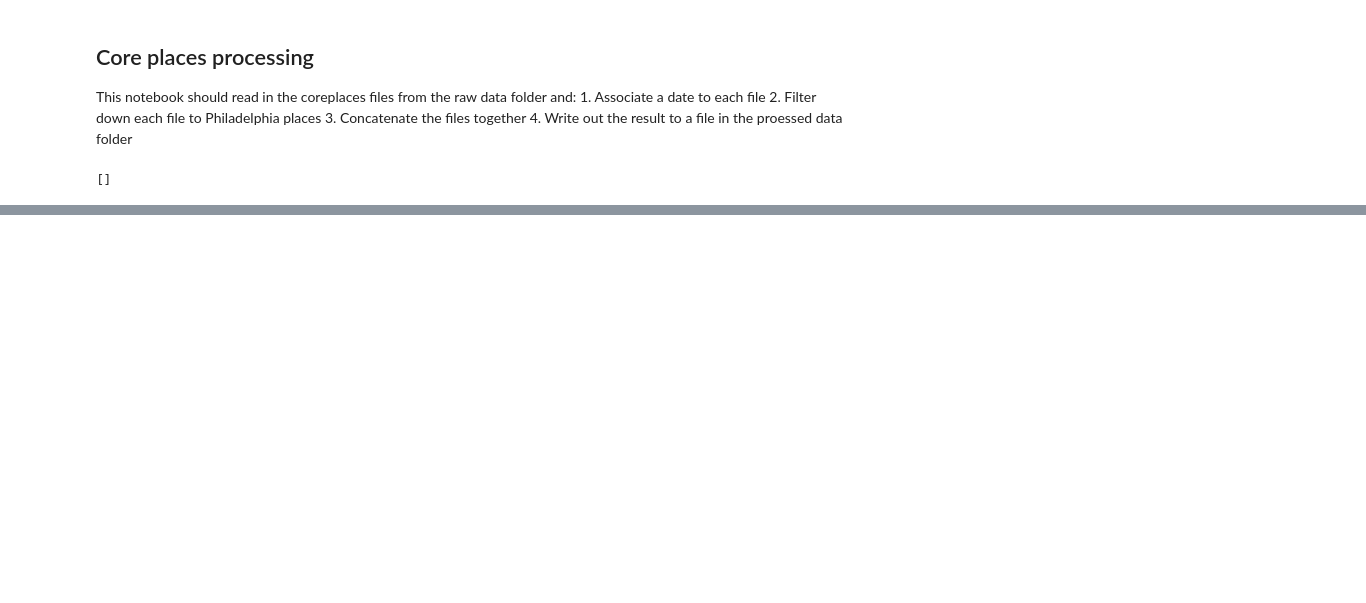
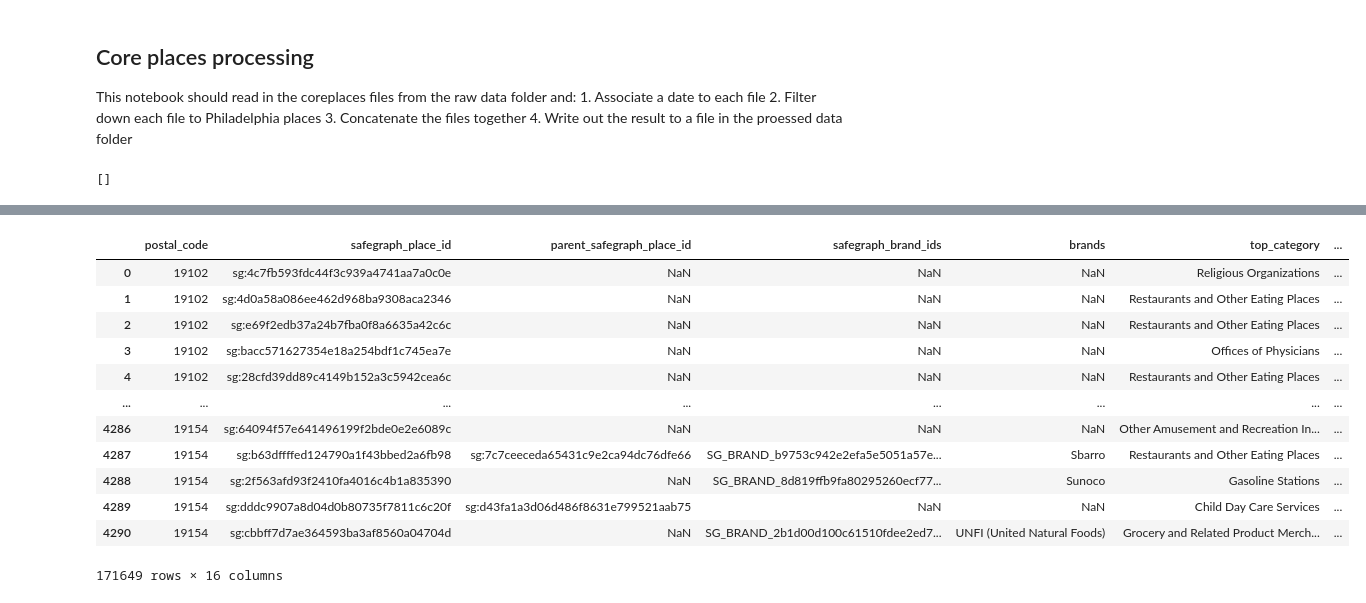
Before and after one commit to hkronenb/HK_DATS_Practicum, a Jupyter notebook: notebooks/CorePlacesProcessing.ipynb, the cells around one changed output, grey strips where cells are left out. Drawn from its saved outputs; the diff is of its cells as text; code cells hidden in the pictures; blank space fills up the shorter version.

```diff
--- a/notebooks/CorePlacesProcessing.ipynb
+++ b/notebooks/CorePlacesProcessing.ipynb
@@ -79,0 +144,20 @@ core_poi_df.head()
+# %%
+philly_places = [filter_and_format(file) for file in files]
+# %%
+philly_places = pd.concat(philly_places)
+# %%
+philly_places
+# %% [output]
+|  | postal_code | safegraph_place_id | parent_safegraph_place_id | safegraph_brand_ids | brands | top_category | ... |
+| 0 | 19102 | sg:4c7fb593fdc44f3c939a4741aa7a0c0e | NaN | NaN | NaN | Religious Organizations | ... |
+| 1 | 19102 | sg:4d0a58a086ee462d968ba9308aca2346 | NaN | NaN | NaN | Restaurants and Other Eating Places | ... |
+| 2 | 19102 | sg:e69f2edb37a24b7fba0f8a6635a42c6c | NaN | NaN | NaN | Restaurants and Other Eating Places | ... |
+| 3 | 19102 | sg:bacc571627354e18a254bdf1c745ea7e | NaN | NaN | NaN | Offices of Physicians | ... |
+| 4 | 19102 | sg:28cfd39dd89c4149b152a3c5942cea6c | NaN | NaN | NaN | Restaurants and Other Eating Places | ... |
+| ... | ... | ... | ... | ... | ... | ... | ... |
+| 4286 | 19154 | sg:64094f57e641496199f2bde0e2e6089c | NaN | NaN | NaN | Other Amusement and Recreation In... | ... |
+| 4287 | 19154 | sg:b63dffffed124790a1f43bbed2a6fb98 | sg:7c7ceeceda65431c9e2ca94dc76dfe66 | SG_BRAND_b9753c942e2efa5e5051a57e... | Sbarro | Restaurants and Other Eating Places | ... |
+| 4288 | 19154 | sg:2f563afd93f2410fa4016c4b1a835390 | NaN | SG_BRAND_8d819ffb9fa80295260ecf77... | Sunoco | Gasoline Stations | ... |
+| 4289 | 19154 | sg:dddc9907a8d04d0b80735f7811c6c20f | sg:d43fa1a3d06d486f8631e799521aab75 | NaN | NaN | Child Day Care Services | ... |
+| 4290 | 19154 | sg:cbbff7d7ae364593ba3af8560a04704d | NaN | SG_BRAND_2b1d00d100c61510fdee2ed7... | UNFI (United Natural Foods) | Grocery and Related Product Merch... | ... |
+171649 rows × 16 columns
```
Also changed, not shown: parts of 13 cells of this notebook, 4 other files.
